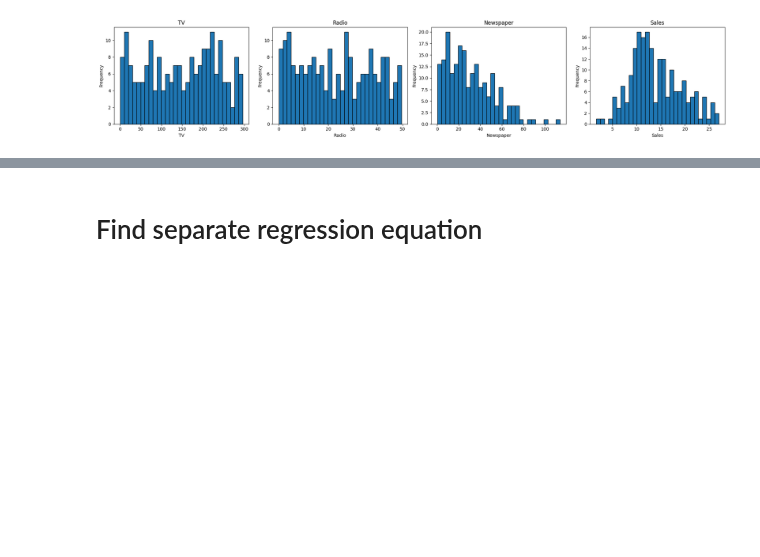
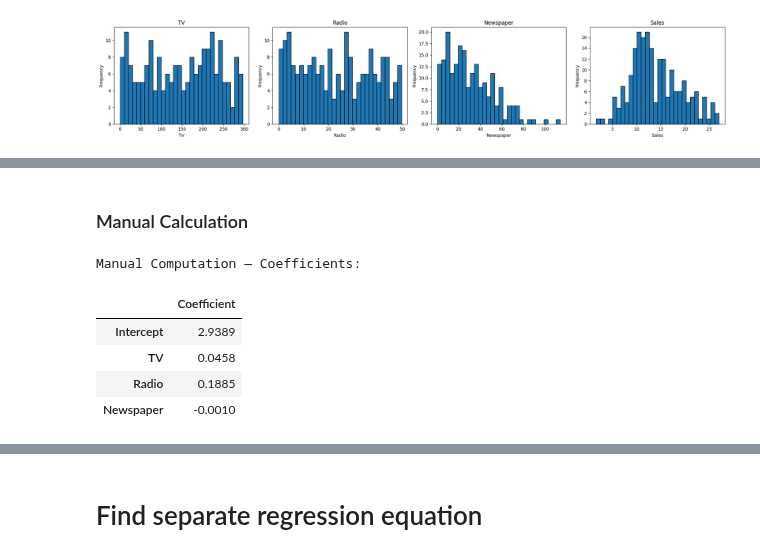
Before and after one commit to alextianyf/LinearRegression-CaseStudy-Spend-Sale-Prediction, a Jupyter notebook: notebooks/02-Multiple-LinearRegression.ipynb, the cells around one changed output, grey strips where cells are left out. Drawn from its saved outputs; the diff is of its cells as text; code cells hidden in the pictures; blank space fills up the shorter version.

```diff
--- a/notebooks/02-Multiple-LinearRegression.ipynb
+++ b/notebooks/02-Multiple-LinearRegression.ipynb
@@ -89,0 +112,30 @@ Sales      200.0   14.0225   5.217457  1.6  10.375   12.90   17.400   27.0
+# %% [markdown]
+### Manual Calculation
+# %%
+# Step 1: Extract features and target
+features = ['TV', 'Radio', 'Newspaper']
+X = df[features].values
+y = df['Sales'].values.reshape(-1, 1)
+
+# Step 2: Add intercept term
+n_samples = X.shape[0]
+X_b = np.concatenate([np.ones((n_samples, 1)), X], axis=1)
+
+# Step 3: Normal Equation
+XtX = np.dot(X_b.T, X_b)
+XtX_inv = np.linalg.inv(XtX)
+Xty = np.dot(X_b.T, y)
+beta_hat = np.dot(XtX_inv, Xty)
+
+# Step 4: Format as DataFrame
+coef_names = ['Intercept'] + features
+coef_df = pd.DataFrame(beta_hat, index=coef_names, columns=['Coefficient'])
+print("Manual Computation — Coefficients:")
+display(coef_df.round(4))
+# %% [output]
+Manual Computation — Coefficients:
+|  | Coefficient |
+| Intercept | 2.9389 |
+| TV | 0.0458 |
+| Radio | 0.1885 |
+| Newspaper | -0.0010 |
```
Also changed, not shown: parts of 9 cells of this notebook.
